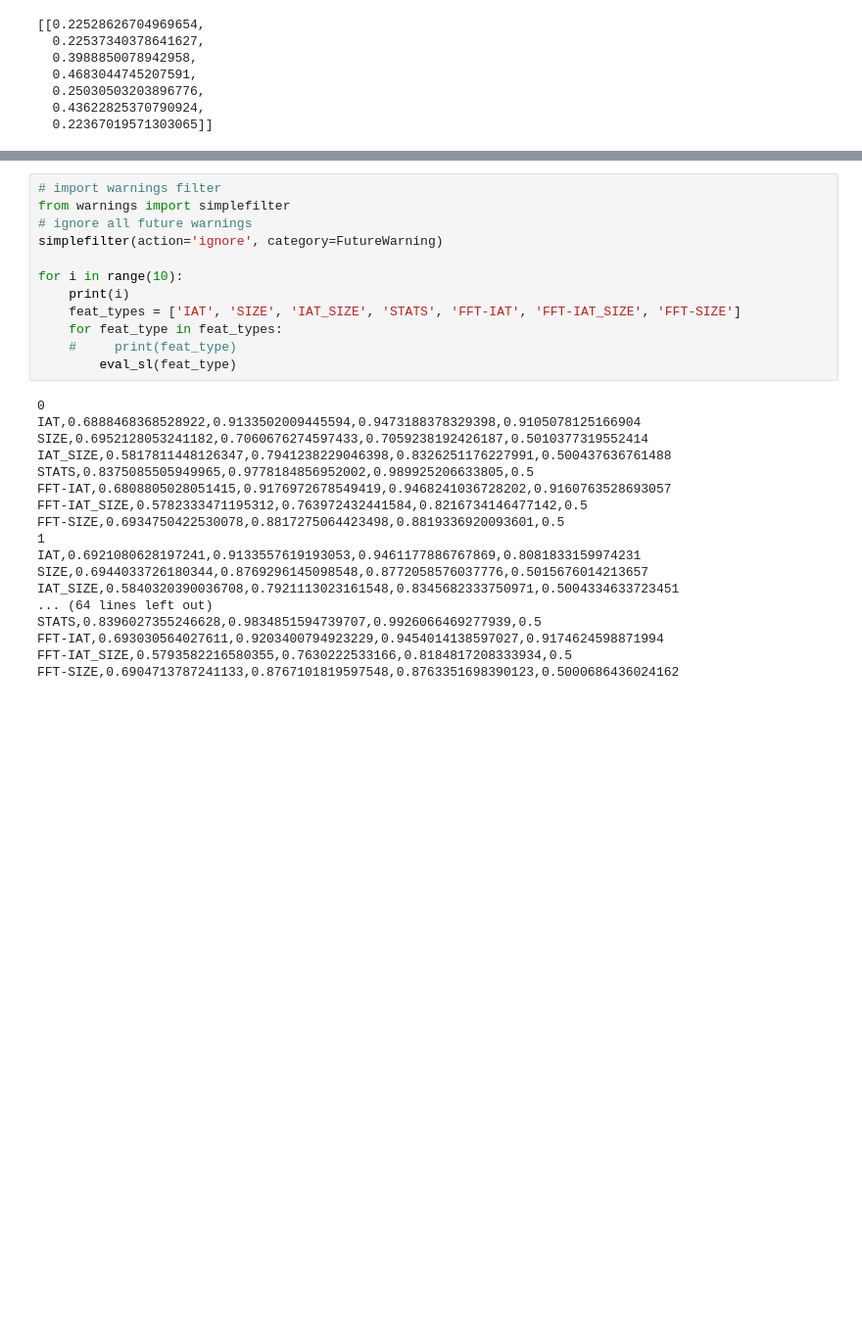
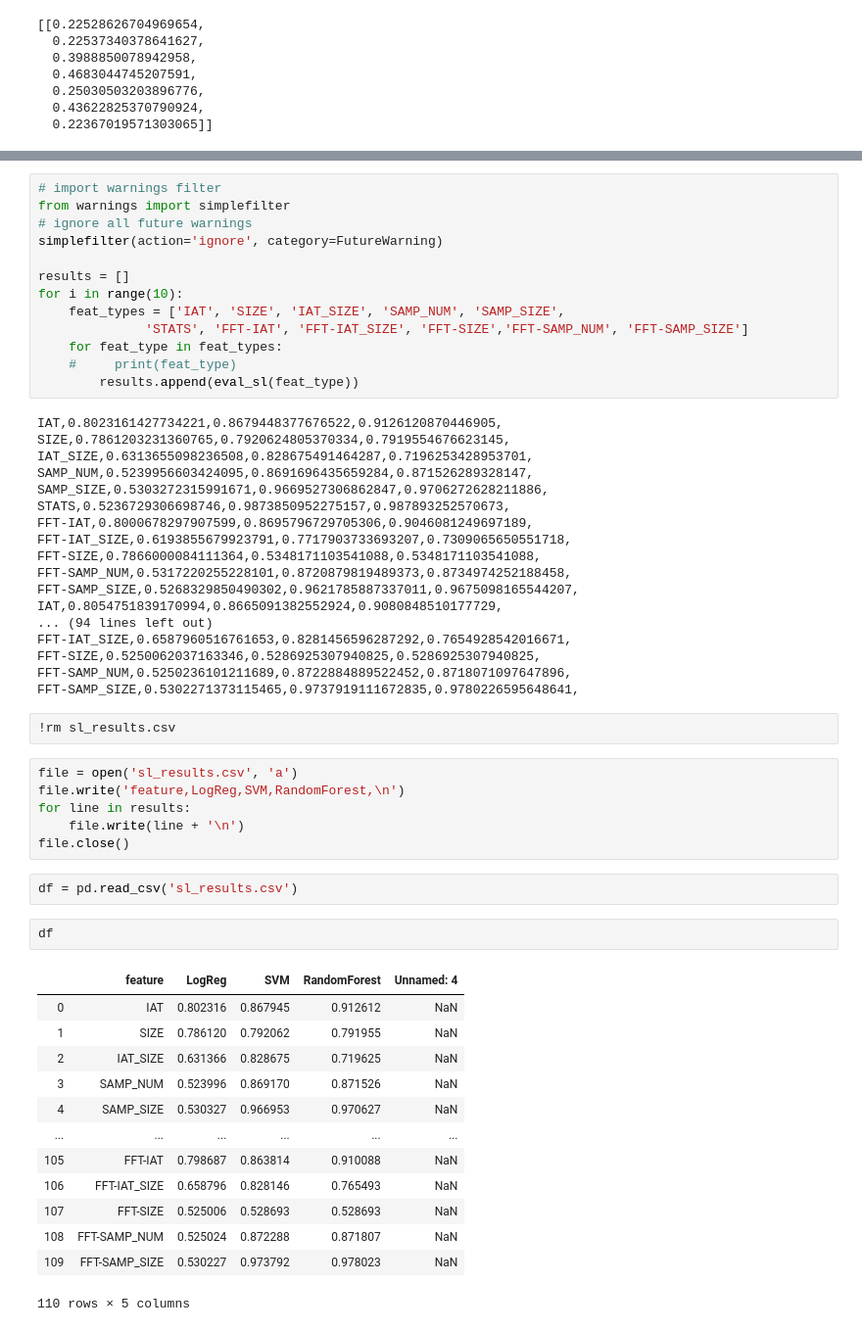
Before and after one commit to Summity/odet, a Jupyter notebook: CTUIoT + odet (result replication).ipynb, the cells around one changed output, grey strips where cells are left out. Shown at 98% size. Drawn from its saved outputs; the diff is of its cells as text; blank space fills up the shorter version.

Commit message:
Update on feature extraction code and results code in notebooks

```diff
--- a/CTUIoT + odet (result replication).ipynb
+++ b/CTUIoT + odet (result replication).ipynb
@@ -352,27 +546,54 @@ from warnings import simplefilter
 # ignore all future warnings
 simplefilter(action='ignore', category=FutureWarning)
 
+results = []
 for i in range(10):
-    print(i)
-    feat_types = ['IAT', 'SIZE', 'IAT_SIZE', 'STATS', 'FFT-IAT', 'FFT-IAT_SIZE', 'FFT-SIZE']
+    feat_types = ['IAT', 'SIZE', 'IAT_SIZE', 'SAMP_NUM', 'SAMP_SIZE',
+              'STATS', 'FFT-IAT', 'FFT-IAT_SIZE', 'FFT-SIZE','FFT-SAMP_NUM', 'FFT-SAMP_SIZE']
     for feat_type in feat_types:
     #     print(feat_type)
-        eval_sl(feat_type)
+        results.append(eval_sl(feat_type))
 # %% [output]
-0
-IAT,0.6888468368528922,0.9133502009445594,0.9473188378329398,0.9105078125166904
-SIZE,0.6952128053241182,0.7060676274597433,0.7059238192426187,0.5010377319552414
-IAT_SIZE,0.5817811448126347,0.7941238229046398,0.8326251176227991,0.500437636761488
-STATS,0.8375085505949965,0.9778184856952002,0.989925206633805,0.5
-FFT-IAT,0.6808805028051415,0.9176972678549419,0.9468241036728202,0.9160763528693057
-FFT-IAT_SIZE,0.5782333471195312,0.763972432441584,0.8216734146477142,0.5
-FFT-SIZE,0.6934750422530078,0.8817275064423498,0.8819336920093601,0.5
-1
-IAT,0.6921080628197241,0.9133557619193053,0.9461177886767869,0.8081833159974231
-SIZE,0.6944033726180344,0.8769296145098548,0.8772058576037776,0.5015676014213657
-IAT_SIZE,0.5840320390036708,0.7921113023161548,0.8345682333750971,0.5004334633723451
-... (64 lines left out)
-STATS,0.8396027355246628,0.9834851594739707,0.9926066469277939,0.5
-FFT-IAT,0.693030564027611,0.9203400794923229,0.9454014138597027,0.9174624598871994
-FFT-IAT_SIZE,0.5793582216580355,0.7630222533166,0.8184817208333934,0.5
-FFT-SIZE,0.6904713787241133,0.8767101819597548,0.8763351698390123,0.5000686436024162
+IAT,0.8023161427734221,0.8679448377676522,0.9126120870446905,
+SIZE,0.7861203231360765,0.7920624805370334,0.7919554676623145,
+IAT_SIZE,0.6313655098236508,0.828675491464287,0.7196253428953701,
+SAMP_NUM,0.5239956603424095,0.8691696435659284,0.871526289328147,
+SAMP_SIZE,0.5303272315991671,0.9669527306862847,0.9706272628211886,
+STATS,0.5236729306698746,0.9873850952275157,0.987893252570673,
+FFT-IAT,0.8000678297907599,0.8695796729705306,0.9046081249697189,
+FFT-IAT_SIZE,0.6193855679923791,0.7717903733693207,0.7309065650551718,
+FFT-SIZE,0.7866000084111364,0.5348171103541088,0.5348171103541088,
+FFT-SAMP_NUM,0.5317220255228101,0.8720879819489373,0.8734974252188458,
+FFT-SAMP_SIZE,0.5268329850490302,0.9621785887337011,0.9675098165544207,
+IAT,0.8054751839170994,0.8665091382552924,0.9080848510177729,
+... (94 lines left out)
+FFT-IAT_SIZE,0.6587960516761653,0.8281456596287292,0.7654928542016671,
+FFT-SIZE,0.5250062037163346,0.5286925307940825,0.5286925307940825,
+FFT-SAMP_NUM,0.5250236101211689,0.8722884889522452,0.8718071097647896,
+FFT-SAMP_SIZE,0.5302271373115465,0.9737919111672835,0.9780226595648641,
+# %%
+!rm sl_results.csv
+# %%
+file = open('sl_results.csv', 'a')
+file.write('feature,LogReg,SVM,RandomForest,\n')
+for line in results:
+    file.write(line + '\n')
+file.close()
+# %%
+df = pd.read_csv('sl_results.csv')
+# %%
+df
+# %% [output]
+|  | feature | LogReg | SVM | RandomForest | Unnamed: 4 |
+| 0 | IAT | 0.802316 | 0.867945 | 0.912612 | NaN |
+| 1 | SIZE | 0.786120 | 0.792062 | 0.791955 | NaN |
+| 2 | IAT_SIZE | 0.631366 | 0.828675 | 0.719625 | NaN |
+| 3 | SAMP_NUM | 0.523996 | 0.869170 | 0.871526 | NaN |
+| 4 | SAMP_SIZE | 0.530327 | 0.966953 | 0.970627 | NaN |
+| ... | ... | ... | ... | ... | ... |
+| 105 | FFT-IAT | 0.798687 | 0.863814 | 0.910088 | NaN |
+| 106 | FFT-IAT_SIZE | 0.658796 | 0.828146 | 0.765493 | NaN |
+| 107 | FFT-SIZE | 0.525006 | 0.528693 | 0.528693 | NaN |
+| 108 | FFT-SAMP_NUM | 0.525024 | 0.872288 | 0.871807 | NaN |
+| 109 | FFT-SAMP_SIZE | 0.530227 | 0.973792 | 0.978023 | NaN |
+110 rows × 5 columns
```
Also changed, not shown: parts of 18 cells of this notebook, 5 other files.
